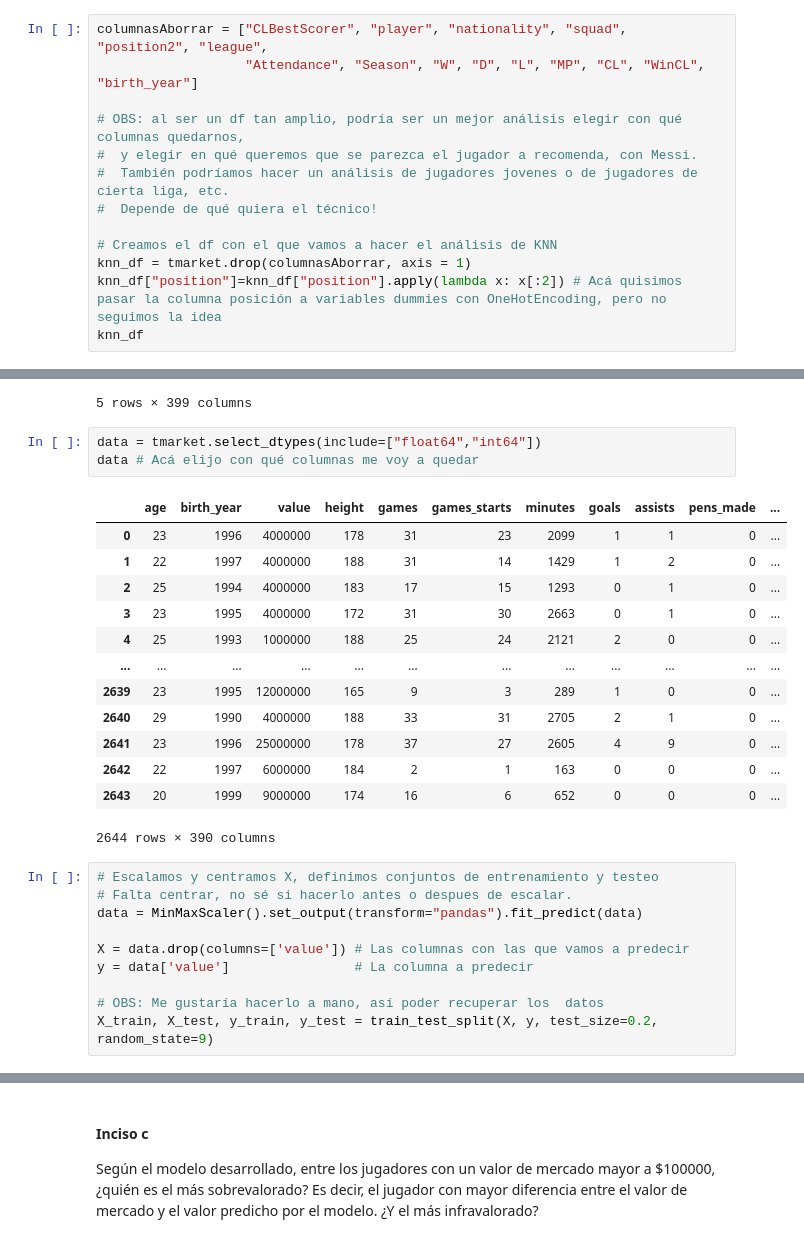
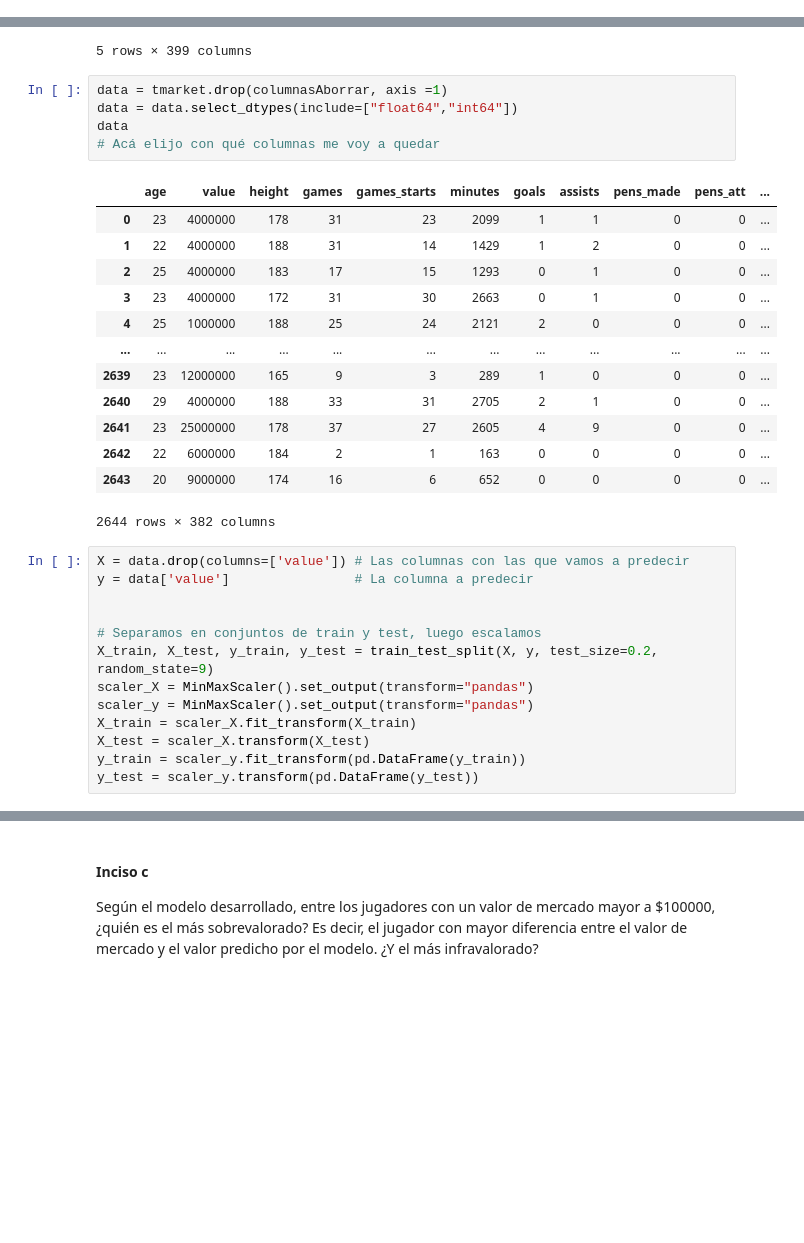
Before and after one commit to faustomartinez/tp2-ldd, a Jupyter notebook: tp2.ipynb, the cells around one changed output, grey strips where cells are left out. Saved outputs shown, nothing was run; the diff lists cells and outputs as text; blank space fills up the shorter version.

```diff
--- a/tp2.ipynb
+++ b/tp2.ipynb
@@ -1036,13 +983,0 @@ jugadores_recomendados(tmarket, 257, 11)
-# %%
-columnasAborrar = ["CLBestScorer", "player", "nationality", "squad", "position2", "league",
-                   "Attendance", "Season", "W", "D", "L", "MP", "CL", "WinCL", "birth_year"]
-
-# OBS: al ser un df tan amplio, podría ser un mejor análisis elegir con qué columnas quedarnos,
-#  y elegir en qué queremos que se parezca el jugador a recomenda, con Messi.
-#  También podríamos hacer un análisis de jugadores jovenes o de jugadores de cierta liga, etc.
-#  Depende de qué quiera el técnico!
-
-# Creamos el df con el que vamos a hacer el análisis de KNN
-knn_df = tmarket.drop(columnasAborrar, axis = 1)
-knn_df["position"]=knn_df["position"].apply(lambda x: x[:2]) # Acá quisimos pasar la columna posición a variables dummies con OneHotEncoding, pero no seguimos la idea
-knn_df
@@ -1115,32 +998,37 @@ tmarket.head()
 | 4 | Rodrigo Ely | br BRA | DF | Alavés | 25 | 1993 | 1000000 | 188 | Defender - Centre-Back | right | ... |
 5 rows × 399 columns
 # %%
-data = tmarket.select_dtypes(include=["float64","int64"])
-data # Acá elijo con qué columnas me voy a quedar
+data = tmarket.drop(columnasAborrar, axis =1)
+data = data.select_dtypes(include=["float64","int64"])
+data
+# Acá elijo con qué columnas me voy a quedar
 # %% [output]
-|  | age | birth_year | value | height | games | games_starts | minutes | goals | assists | pens_made | ... |
-| 0 | 23 | 1996 | 4000000 | 178 | 31 | 23 | 2099 | 1 | 1 | 0 | ... |
-| 1 | 22 | 1997 | 4000000 | 188 | 31 | 14 | 1429 | 1 | 2 | 0 | ... |
-| 2 | 25 | 1994 | 4000000 | 183 | 17 | 15 | 1293 | 0 | 1 | 0 | ... |
-| 3 | 23 | 1995 | 4000000 | 172 | 31 | 30 | 2663 | 0 | 1 | 0 | ... |
-| 4 | 25 | 1993 | 1000000 | 188 | 25 | 24 | 2121 | 2 | 0 | 0 | ... |
+|  | age | value | height | games | games_starts | minutes | goals | assists | pens_made | pens_att | ... |
+| 0 | 23 | 4000000 | 178 | 31 | 23 | 2099 | 1 | 1 | 0 | 0 | ... |
+| 1 | 22 | 4000000 | 188 | 31 | 14 | 1429 | 1 | 2 | 0 | 0 | ... |
+| 2 | 25 | 4000000 | 183 | 17 | 15 | 1293 | 0 | 1 | 0 | 0 | ... |
+| 3 | 23 | 4000000 | 172 | 31 | 30 | 2663 | 0 | 1 | 0 | 0 | ... |
+| 4 | 25 | 1000000 | 188 | 25 | 24 | 2121 | 2 | 0 | 0 | 0 | ... |
 | ... | ... | ... | ... | ... | ... | ... | ... | ... | ... | ... | ... |
-| 2639 | 23 | 1995 | 12000000 | 165 | 9 | 3 | 289 | 1 | 0 | 0 | ... |
-| 2640 | 29 | 1990 | 4000000 | 188 | 33 | 31 | 2705 | 2 | 1 | 0 | ... |
-| 2641 | 23 | 1996 | 25000000 | 178 | 37 | 27 | 2605 | 4 | 9 | 0 | ... |
-| 2642 | 22 | 1997 | 6000000 | 184 | 2 | 1 | 163 | 0 | 0 | 0 | ... |
-| 2643 | 20 | 1999 | 9000000 | 174 | 16 | 6 | 652 | 0 | 0 | 0 | ... |
+| 2639 | 23 | 12000000 | 165 | 9 | 3 | 289 | 1 | 0 | 0 | 0 | ... |
+| 2640 | 29 | 4000000 | 188 | 33 | 31 | 2705 | 2 | 1 | 0 | 0 | ... |
+| 2641 | 23 | 25000000 | 178 | 37 | 27 | 2605 | 4 | 9 | 0 | 0 | ... |
+| 2642 | 22 | 6000000 | 184 | 2 | 1 | 163 | 0 | 0 | 0 | 0 | ... |
+| 2643 | 20 | 9000000 | 174 | 16 | 6 | 652 | 0 | 0 | 0 | 0 | ... |
-2644 rows × 390 columns
+2644 rows × 382 columns
 # %%
-# Escalamos y centramos X, definimos conjuntos de entrenamiento y testeo
-# Falta centrar, no sé si hacerlo antes o despues de escalar.
-data = MinMaxScaler().set_output(transform="pandas").fit_predict(data)
-
 X = data.drop(columns=['value']) # Las columnas con las que vamos a predecir
 y = data['value']                # La columna a predecir
 
-# OBS: Me gustaría hacerlo a mano, así poder recuperar los  datos
+
+# Separamos en conjuntos de train y test, luego escalamos
 X_train, X_test, y_train, y_test = train_test_split(X, y, test_size=0.2, random_state=9)
+scaler_X = MinMaxScaler().set_output(transform="pandas")
+scaler_y = MinMaxScaler().set_output(transform="pandas")
+X_train = scaler_X.fit_transform(X_train)
+X_test = scaler_X.transform(X_test)
+y_train = scaler_y.fit_transform(pd.DataFrame(y_train))
+y_test = scaler_y.transform(pd.DataFrame(y_test))
 # %%
 keras.utils.set_random_seed(9)
 
```
Also changed, not shown: parts of 59 cells of this notebook, 2 other files.
